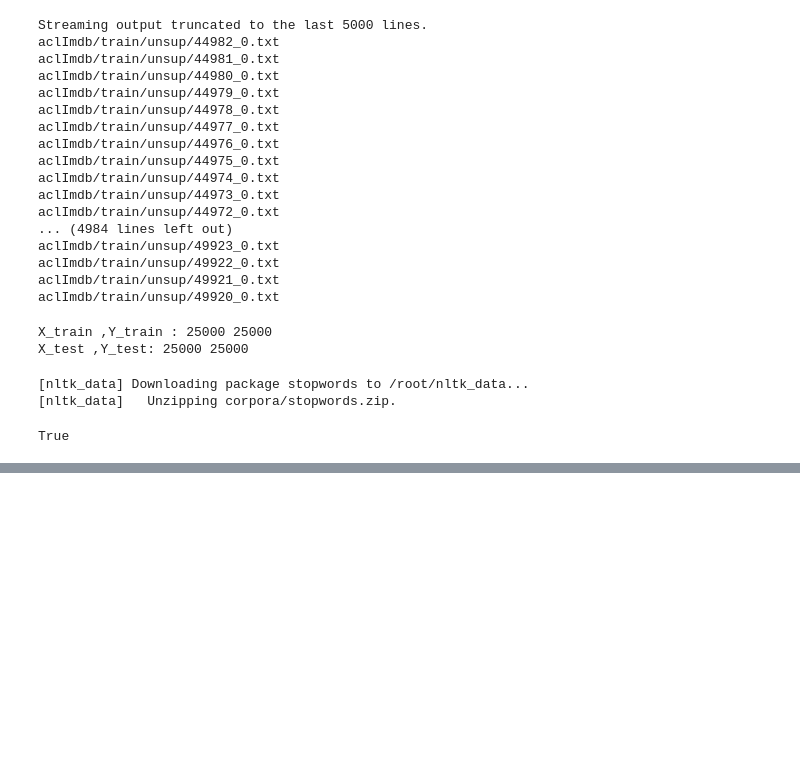
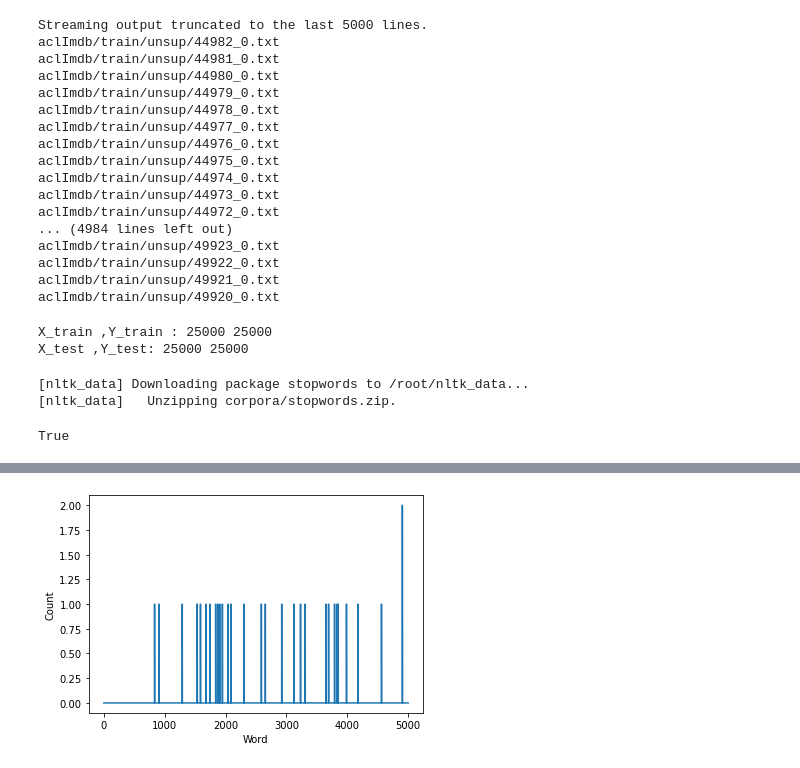
Before and after one commit to aayushrai/NLP, a Jupyter notebook: Sentiment Analysis/Sentiment_Analysis(imdb)_.ipynb, the cells around one changed output, grey strips where cells are left out. Drawn from its saved outputs; the diff is of its cells as text; code cells hidden in the pictures; blank space fills up the shorter version.

```diff
--- a/Sentiment Analysis/Sentiment_Analysis(imdb)_.ipynb
+++ b/Sentiment Analysis/Sentiment_Analysis(imdb)_.ipynb
@@ -250,3 +250,13 @@ Sample words: ['remark', 'experienc', 'seal', 'simpli', 'case', 'suffici', 'crue
 
 --- Label ---
 0
+# %%
+import matplotlib.pyplot as plt
+%matplotlib inline
+# Plot the BoW feature vector for a training document
+plt.plot(features_train[5,:])
+plt.xlabel('Word')
+plt.ylabel('Count')
+plt.show()
+# %% [output]
+[figure, added]
```
Also changed, not shown: parts of 8 cells of this notebook.
